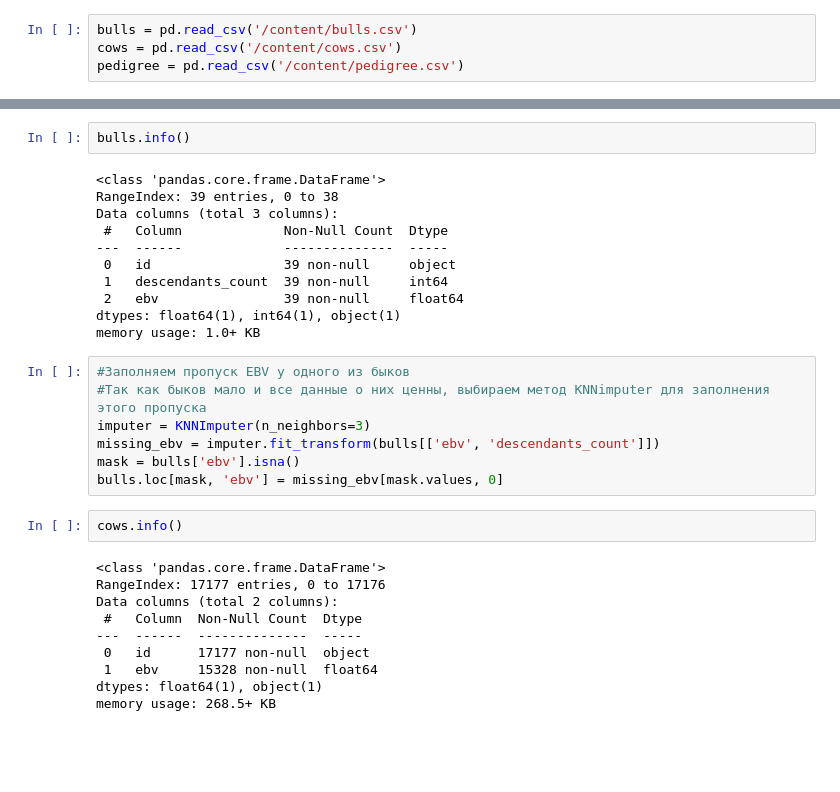
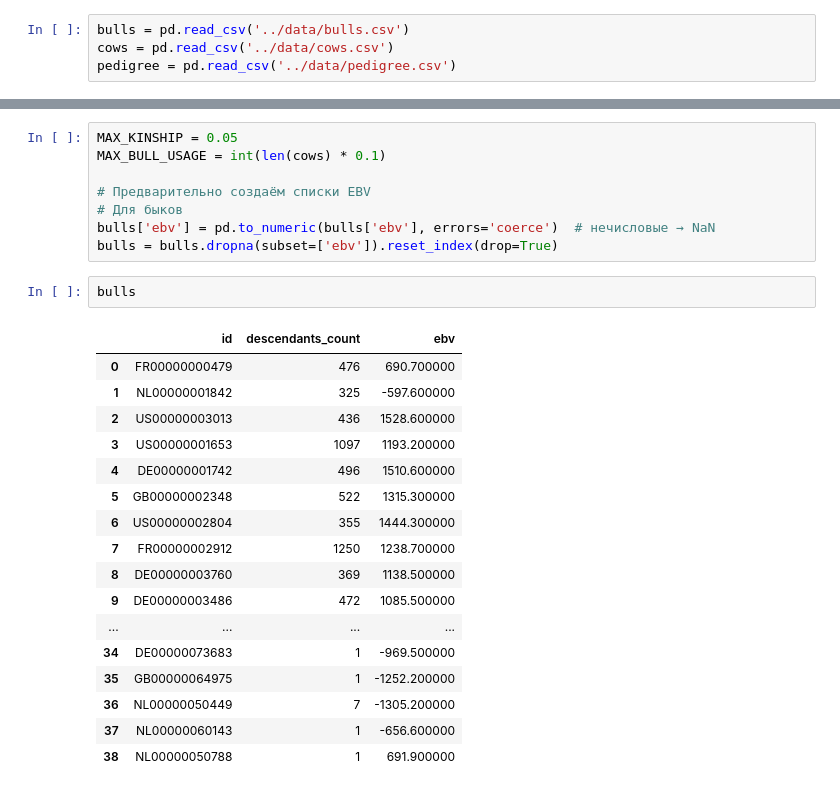
Before and after one commit to Alina412/mate_selection, a Jupyter notebook: notebook/cow_bull_optimization.ipynb, the cells around one changed output, grey strips where cells are left out. Drawn from its saved outputs; the diff is of its cells as text; blank space fills up the shorter version.

```diff
--- a/notebook/cow_bull_optimization.ipynb
+++ b/notebook/cow_bull_optimization.ipynb
@@ -9,4 +8,4 @@ import numpy as np
 # %%
-bulls = pd.read_csv('/content/bulls.csv')
-cows = pd.read_csv('/content/cows.csv')
-pedigree = pd.read_csv('/content/pedigree.csv')
+bulls = pd.read_csv('../data/bulls.csv')
+cows = pd.read_csv('../data/cows.csv')
+pedigree = pd.read_csv('../data/pedigree.csv')
@@ -13,32 +56,28 @@ pedigree = pd.read_csv('/content/pedigree.csv')
+# %%
+MAX_KINSHIP = 0.05
+MAX_BULL_USAGE = int(len(cows) * 0.1)
+
+# Предварительно создаём списки EBV
+# Для быков
+bulls['ebv'] = pd.to_numeric(bulls['ebv'], errors='coerce')  # нечисловые → NaN
+bulls = bulls.dropna(subset=['ebv']).reset_index(drop=True)
 # %%
-bulls.info()
+bulls
 # %% [output]
-<class 'pandas.core.frame.DataFrame'>
-RangeIndex: 39 entries, 0 to 38
-Data columns (total 3 columns):
- #   Column             Non-Null Count  Dtype
----  ------             --------------  -----
- 0   id                 39 non-null     object
- 1   descendants_count  39 non-null     int64
- 2   ebv                39 non-null     float64
-dtypes: float64(1), int64(1), object(1)
-memory usage: 1.0+ KB
+|  | id | descendants_count | ebv |
+| 0 | FR00000000479 | 476 | 690.700000 |
+| 1 | NL00000001842 | 325 | -597.600000 |
+| 2 | US00000003013 | 436 | 1528.600000 |
+| 3 | US00000001653 | 1097 | 1193.200000 |
+| 4 | DE00000001742 | 496 | 1510.600000 |
+| 5 | GB00000002348 | 522 | 1315.300000 |
+| 6 | US00000002804 | 355 | 1444.300000 |
+| 7 | FR00000002912 | 1250 | 1238.700000 |
+| 8 | DE00000003760 | 369 | 1138.500000 |
+| 9 | DE00000003486 | 472 | 1085.500000 |
+| ... | ... | ... | ... |
+| 34 | DE00000073683 | 1 | -969.500000 |
+| 35 | GB00000064975 | 1 | -1252.200000 |
+| 36 | NL00000050449 | 7 | -1305.200000 |
+| 37 | NL00000060143 | 1 | -656.600000 |
+| 38 | NL00000050788 | 1 | 691.900000 |
-# %%
-#Заполняем пропуск EBV у одного из быков
-#Так как быков мало и все данные о них ценны, выбираем метод KNNimputer для заполнения этого пропуска
-imputer = KNNImputer(n_neighbors=3)
-missing_ebv = imputer.fit_transform(bulls[['ebv', 'descendants_count']])
-mask = bulls['ebv'].isna()
-bulls.loc[mask, 'ebv'] = missing_ebv[mask.values, 0]
-# %%
-cows.info()
-# %% [output]
-<class 'pandas.core.frame.DataFrame'>
-RangeIndex: 17177 entries, 0 to 17176
-Data columns (total 2 columns):
- #   Column  Non-Null Count  Dtype
----  ------  --------------  -----
- 0   id      17177 non-null  object
- 1   ebv     15328 non-null  float64
-dtypes: float64(1), object(1)
-memory usage: 268.5+ KB
```
Also changed, not shown: parts of 23 cells of this notebook, 3 other files.
